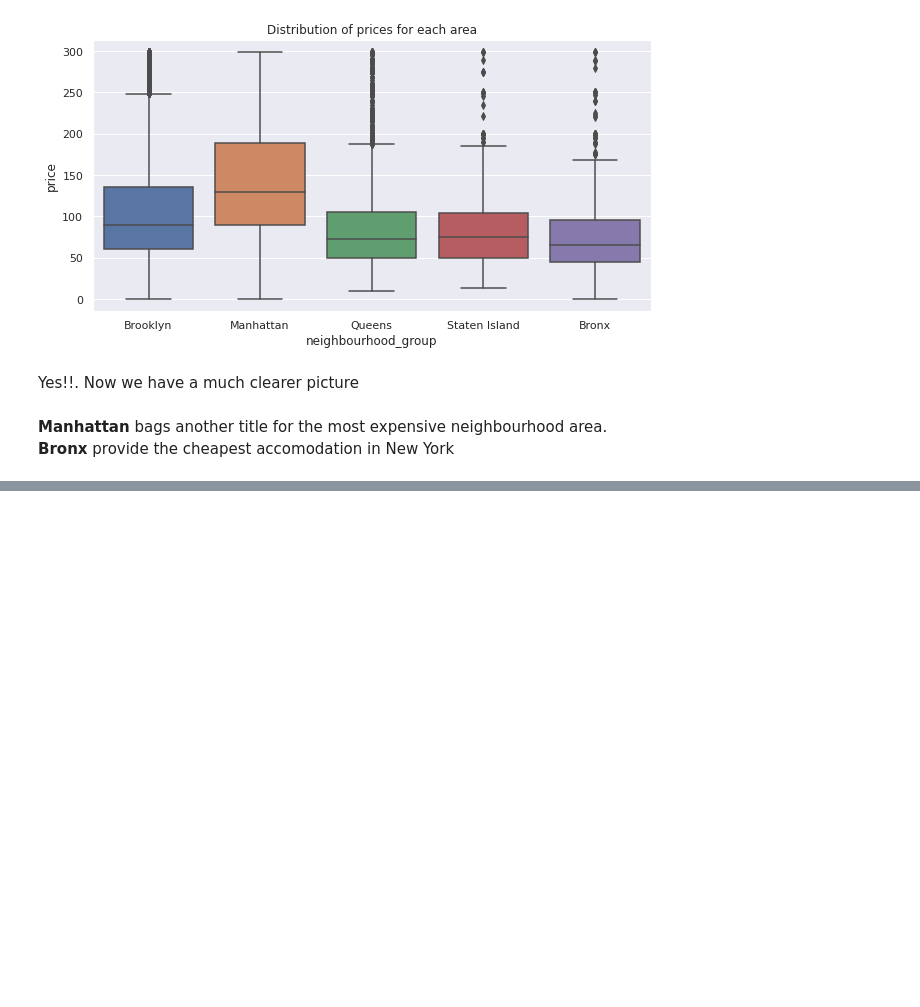
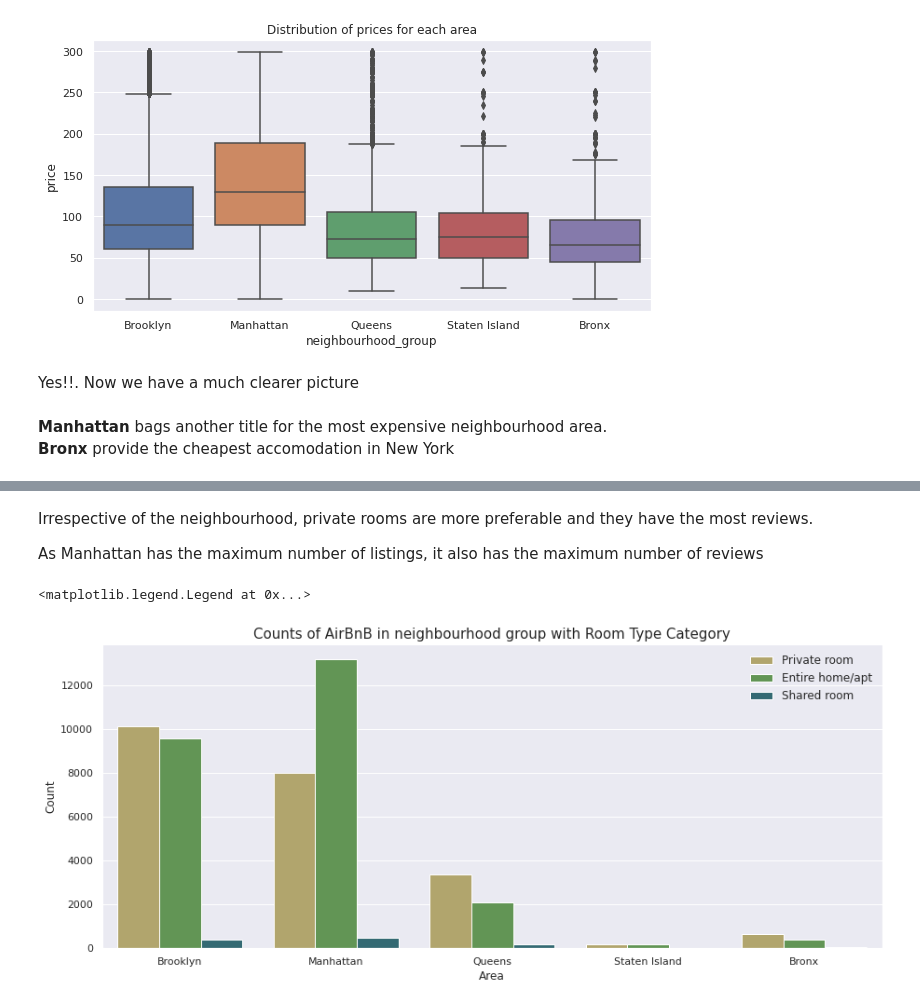
Before and after one commit to NayanaPradeep/Airbnb-Bookings-Analysis, a Jupyter notebook: Airbnb_Bookings_Analysis_Capstone_Project.ipynb, the cells around one changed output, grey strips where cells are left out. Saved outputs shown, nothing was run; the diff lists cells and outputs as text; code cells hidden in the pictures; blank space fills up the shorter version.

```diff
--- a/Airbnb_Bookings_Analysis_Capstone_Project.ipynb
+++ b/Airbnb_Bookings_Analysis_Capstone_Project.ipynb
@@ -370,0 +376,14 @@ ax.set_title('Most Reviewed room_types in each Neighbourhood Groups')
+# %% [markdown]
+Irrespective of the neighbourhood, private rooms are more preferable and they have the most reviews.
+
+As Manhattan has the maximum number of listings, it also has the maximum number of reviews
+# %%
+plt.figure(figsize=(15,6))
+sns.countplot(data=airbnb_df, x='neighbourhood_group', hue='room_type', palette='gist_earth_r')
+plt.title('Counts of AirBnB in neighbourhood group with Room Type Category', fontsize=15)
+plt.xlabel('Area')
+plt.ylabel("Count")
+plt.legend(frameon=False, fontsize=12)
+# %% [output]
+<matplotlib.legend.Legend at 0x...>
+[figure, added]
```
Also changed, not shown: parts of 3 cells of this notebook.
